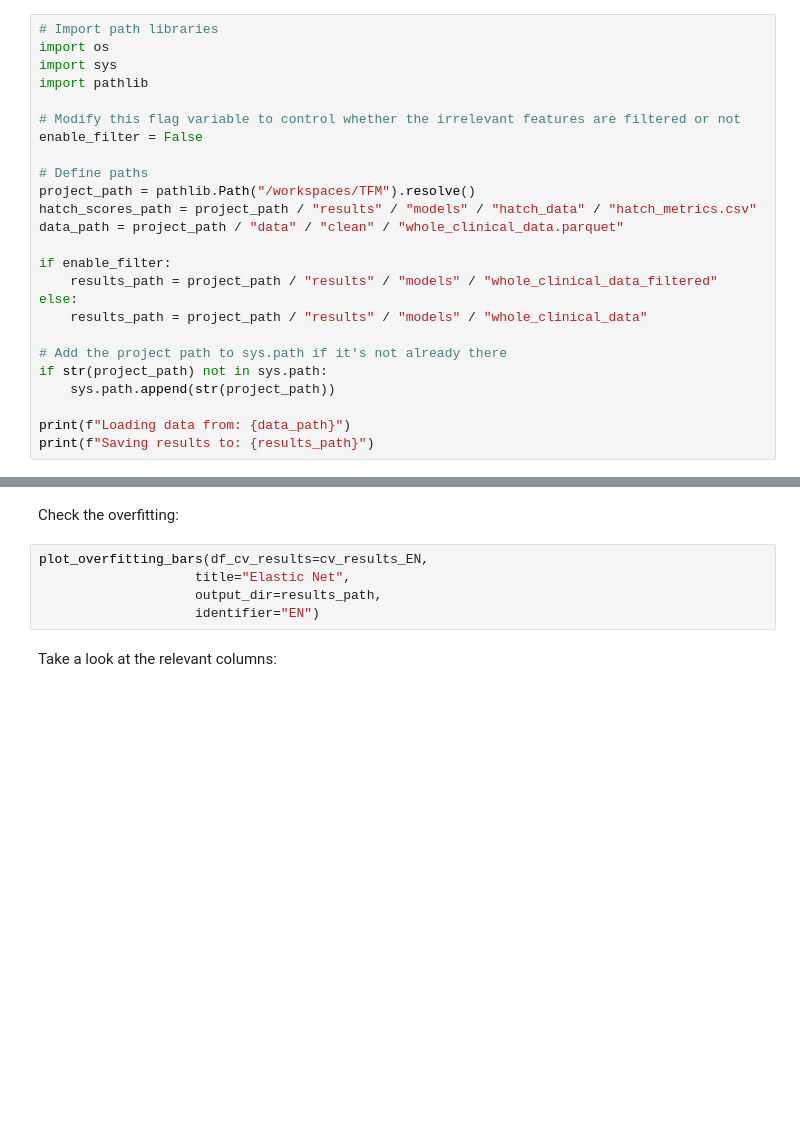
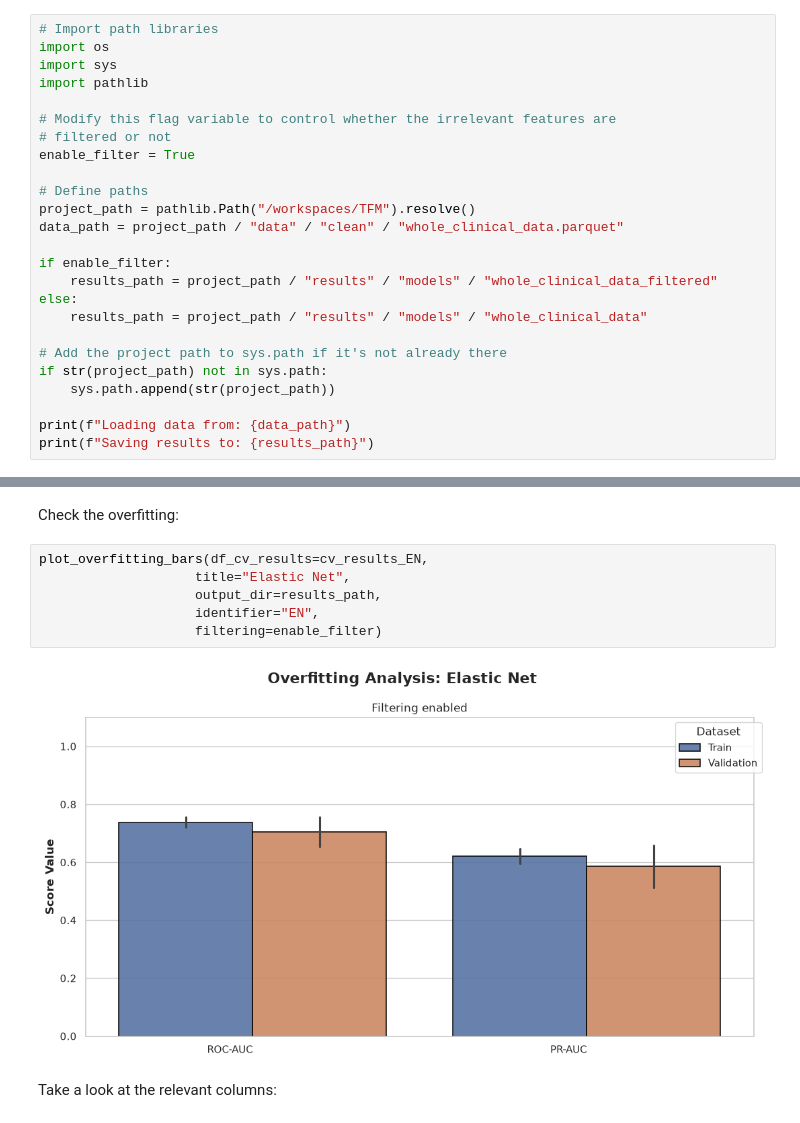
Before and after one commit to MiguelGomGar/TFM, a Jupyter notebook: notebooks/whole_clinical_data.ipynb, the cells around one changed output, grey strips where cells are left out. Drawn from its saved outputs; the diff is of its cells as text; blank space fills up the shorter version.

Commit message:
figures titles' modified, metrics bars visualization improved, filtering automated properly

```diff
--- a/notebooks/whole_clinical_data.ipynb
+++ b/notebooks/whole_clinical_data.ipynb
@@ -14,12 +14,12 @@ import os
 import sys
 import pathlib
 
-# Modify this flag variable to control whether the irrelevant features are filtered or not
-enable_filter = False
+# Modify this flag variable to control whether the irrelevant features are
+# filtered or not
+enable_filter = True
 
 # Define paths
 project_path = pathlib.Path("/workspaces/TFM").resolve()
-hatch_scores_path = project_path / "results" / "models" / "hatch_data" / "hatch_metrics.csv"
 data_path = project_path / "data" / "clean" / "whole_clinical_data.parquet"
 
 if enable_filter:
@@ -185,8 +261,11 @@ Check the overfitting:
 # %%
 plot_overfitting_bars(df_cv_results=cv_results_EN,
                     title="Elastic Net",
                     output_dir=results_path,
-                    identifier="EN")
+                    identifier="EN",
+                    filtering=enable_filter)
+# %% [output]
+[figure, added]
 # %% [markdown]
 Take a look at the relevant columns:
 # %%
```
Also changed, not shown: parts of 40 cells of this notebook, 7 other files.
